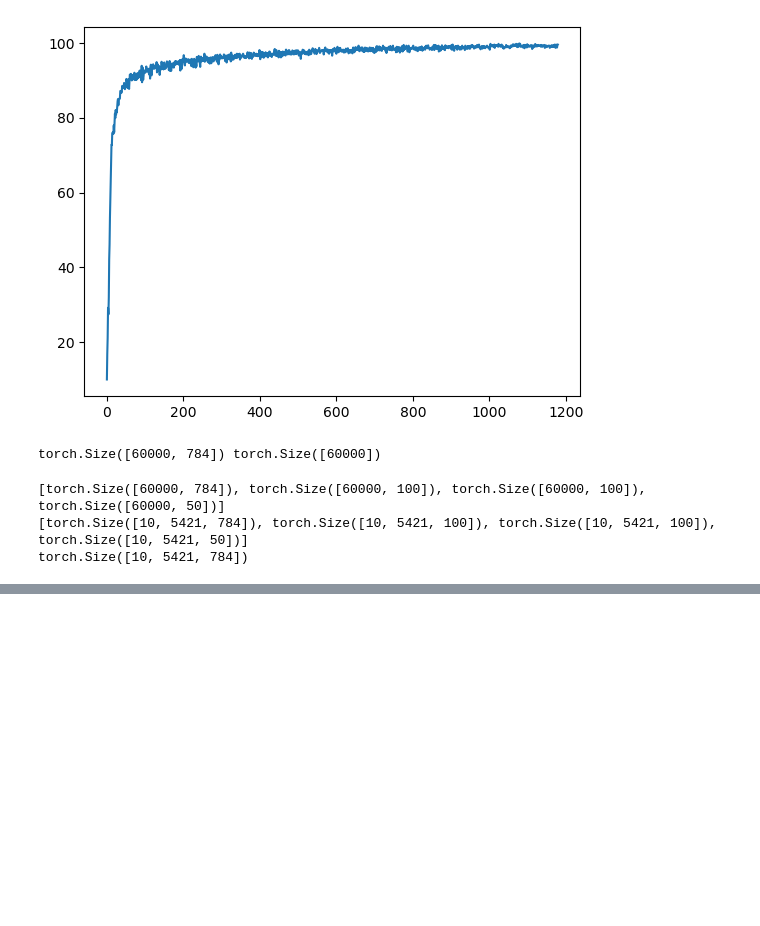
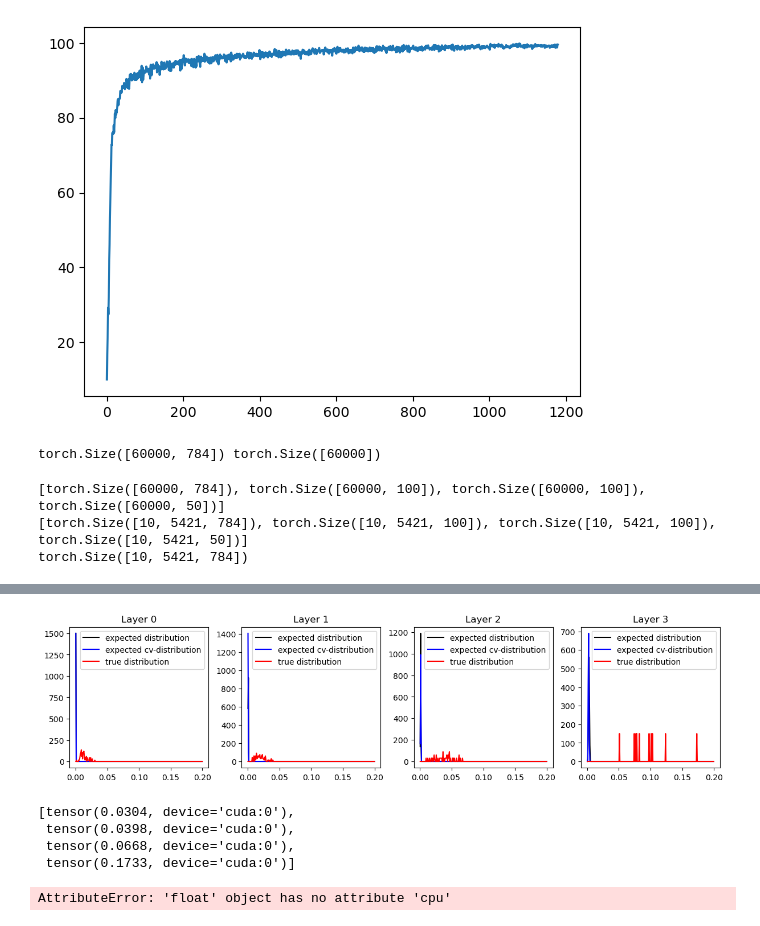
Before and after one commit to celiaberon/networkAlignmentAnalysis, a Jupyter notebook: testbook.ipynb, the cells around one changed output, grey strips where cells are left out. Drawn from its saved outputs; the diff is of its cells as text; code cells hidden in the pictures; blank space fills up the shorter version.

```diff
--- a/testbook.ipynb
+++ b/testbook.ipynb
@@ -191,7 +182,43 @@ plt.show()
 # %%
 # Measure distribution of alignment, compare with expected given "Alignment" from Fiete definition
-calign_bins = torch.linspace(0, 1, 31)
+calign_bins = torch.linspace(0, 0.2, 301)
+calign_centers = utils.edge2center(calign_bins)
 c_alignment = net.measure_alignment(images, precomputed=False, method="alignment")
 c_dist = [utils.expected_alignment_distribution(ev, valid_rotation=False, bins=calign_bins)[0] for ev in w]
 t_dist = [torch.histogram(align.cpu(), bins=calign_bins, density=True)[0] for align in c_alignment]
 cv_dist = [utils.expected_alignment_distribution(ev, valid_rotation=False, bins=calign_bins)[0] for ev in cc]
+# %%
+# max_bin = [torch.where(torch.any(cc>0, dim=0))[0][-1] for cc in cad]
+
+num_layers = len(w)
+figdim = 3
+fig, ax = plt.subplots(1, num_layers, figsize=(num_layers*figdim, figdim), layout='constrained')
+for layer in range(num_layers):
+    ax[layer].plot(calign_centers, c_dist[layer], c='k', label='expected distribution')
+    ax[layer].plot(calign_centers, cv_dist[layer], c='b', label='expected cv-distribution')
+    ax[layer].plot(calign_centers, t_dist[layer], c='r', label='true distribution')
+    # ax[layer].set_xscale('log')
+    ax[layer].set_title(f"Layer {layer}")
+    ax[layer].legend()
+
+plt.show()
+
+# I'd like to compare these cvPCA results to the observed alignment distribution
+# to determine if the reason alignment and delta alignment is much higher than expected
+# according to Ila Fiete is because of the batching implicitly "cross-validating" the
+# updates according to class-dependent structure rather than simply all structure.
+
+# In other words, if it is the case that the network primarily learns stimulus specific
+# dimensions, rather than full data dimensions, it may be because any other dimensions
+# are ignored by the batching. (And therefore implicitly prevents over-generalization!)
+
+# Other experiment: Determine if these dimensions are overrepresented in the dataset.
+# %% [output]
+[figure, added]
+# %%
+[torch.max(align) for align in c_alignment]
+# %% [output]
+[tensor(0.0304, device='cuda:0'),
+ tensor(0.0398, device='cuda:0'),
+ tensor(0.0668, device='cuda:0'),
+ tensor(0.1733, device='cuda:0')]
@@ -197,0 +258,26 @@ cv_dist = [utils.expected_alignment_distribution(ev, valid_rotation=False, bins=
+# %%
+model_name = 'MLP'
+dataset_name = 'MNIST'
+
+net = get_model(model_name, build=True, dataset=dataset_name, dropout=0.0, ignore_flag=False)
+net.to(DEVICE)
+
+loader_parameters = dict(
+    shuffle=True,
+)
+dataset = get_dataset(dataset_name, build=True, transform_parameters=net, loader_parameters=loader_parameters, device=DEVICE)
+
+optimizer = torch.optim.Adam(net.parameters(), lr=1e-2, weight_decay=1e-5)
+
+num_rounds = 2
+train_epochs = 1
+
+test_loss = []
+test_accuracy = []
+for round in range(num_rounds):
+    c_train_res, c_test_res = do_permuted_round([net], [optimizer], dataset, train_epochs=train_epochs)
+    test_loss.append(c_test_res['loss'])
+    test_accuracy.append(c_test_res['accuracy'])
+    print("Test Results on round:", round, "are:", c_test_res['loss'], c_test_res['accuracy'])
+# %% [output]
+AttributeError: 'float' object has no attribute 'cpu'
```
Also changed, not shown: parts of 2 cells of this notebook.
